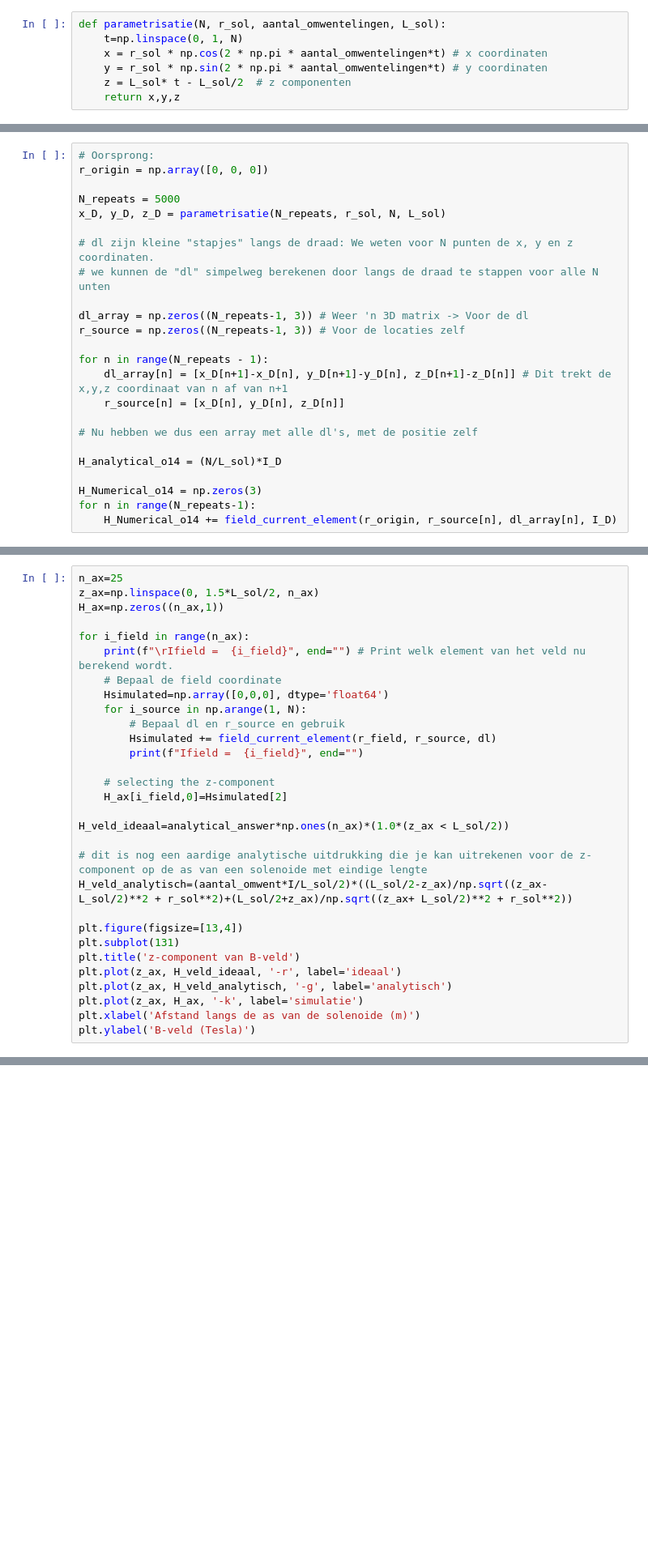
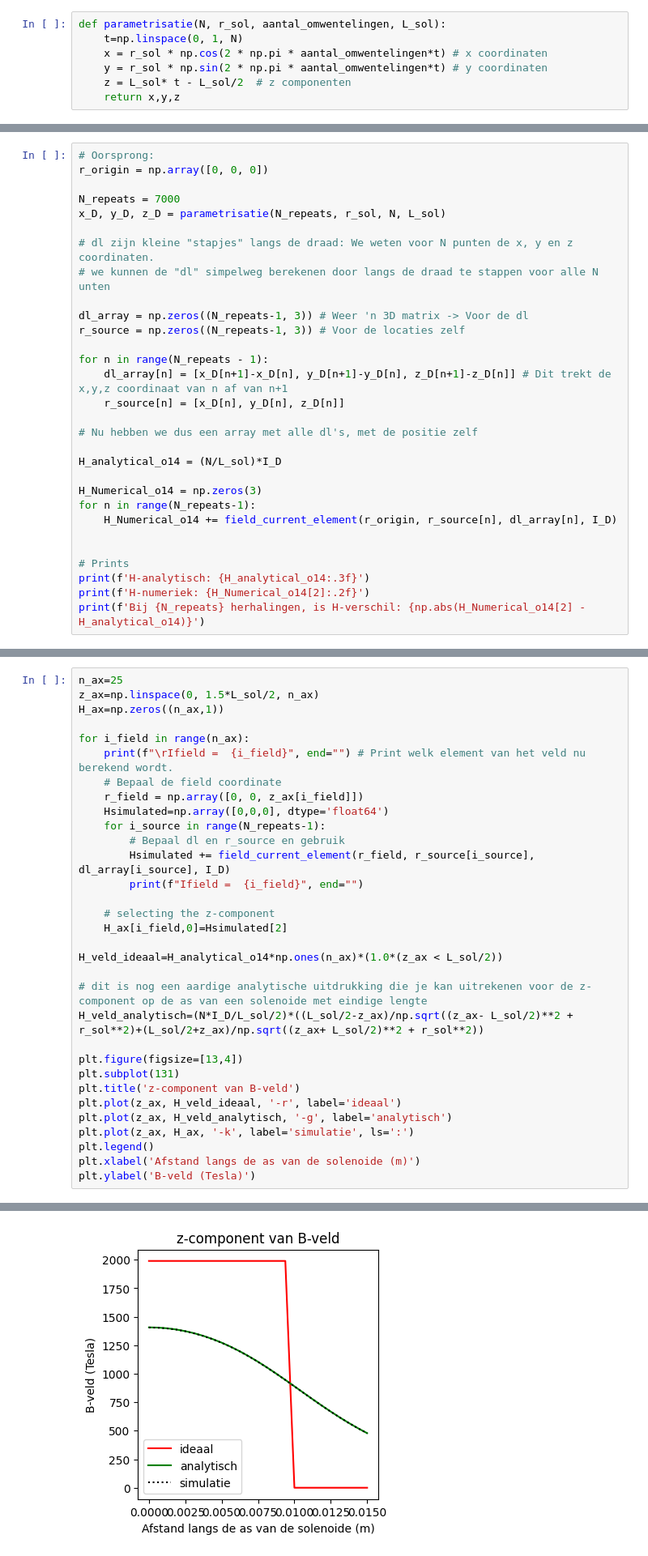
Before and after one commit to Damien025/DEF-Design-Damien, a Jupyter notebook: DigitaleOntwerpopdrachten/2KrachtactuatorOpdracht/KrachtactuatorOpdracht.ipynb, the cells around one changed output, grey strips where cells are left out. Shown at 81% size. Drawn from its saved outputs; the diff is of its cells as text; blank space fills up the shorter version.

```diff
--- a/DigitaleOntwerpopdrachten/2KrachtactuatorOpdracht/KrachtactuatorOpdracht.ipynb
+++ b/DigitaleOntwerpopdrachten/2KrachtactuatorOpdracht/KrachtactuatorOpdracht.ipynb
@@ -485,7 +485,7 @@ Bereken het veld in het midden van de solenoide en vergelijk het met het analyti
 # Oorsprong:
 r_origin = np.array([0, 0, 0])
 
-N_repeats = 5000
+N_repeats = 7000
 x_D, y_D, z_D = parametrisatie(N_repeats, r_sol, N, L_sol)
 
 # dl zijn kleine "stapjes" langs de draad: We weten voor N punten de x, y en z coordinaten.
@@ -505,3 +505,9 @@ H_analytical_o14 = (N/L_sol)*I_D
 H_Numerical_o14 = np.zeros(3)
 for n in range(N_repeats-1):
     H_Numerical_o14 += field_current_element(r_origin, r_source[n], dl_array[n], I_D)
+
+
+# Prints
+print(f'H-analytisch: {H_analytical_o14:.3f}')
+print(f'H-numeriek: {H_Numerical_o14[2]:.2f}')
+print(f'Bij {N_repeats} herhalingen, is H-verschil: {np.abs(H_Numerical_o14[2] - H_analytical_o14)}')
@@ -520,26 +530,28 @@ H_ax=np.zeros((n_ax,1))
 for i_field in range(n_ax):
     print(f"\rIfield =  {i_field}", end="") # Print welk element van het veld nu berekend wordt.
     # Bepaal de field coordinate
+    r_field = np.array([0, 0, z_ax[i_field]])
     Hsimulated=np.array([0,0,0], dtype='float64')
-    for i_source in np.arange(1, N):
+    for i_source in range(N_repeats-1):
         # Bepaal dl en r_source en gebruik
-        Hsimulated += field_current_element(r_field, r_source, dl)
+        Hsimulated += field_current_element(r_field, r_source[i_source], dl_array[i_source], I_D)
         print(f"Ifield =  {i_field}", end="")
 
     # selecting the z-component
     H_ax[i_field,0]=Hsimulated[2]
 
-H_veld_ideaal=analytical_answer*np.ones(n_ax)*(1.0*(z_ax < L_sol/2))
+H_veld_ideaal=H_analytical_o14*np.ones(n_ax)*(1.0*(z_ax < L_sol/2))
 
 # dit is nog een aardige analytische uitdrukking die je kan uitrekenen voor de z-component op de as van een solenoide met eindige lengte
-H_veld_analytisch=(aantal_omwent*I/L_sol/2)*((L_sol/2-z_ax)/np.sqrt((z_ax- L_sol/2)**2 + r_sol**2)+(L_sol/2+z_ax)/np.sqrt((z_ax+ L_sol/2)**2 + r_sol**2))
+H_veld_analytisch=(N*I_D/L_sol/2)*((L_sol/2-z_ax)/np.sqrt((z_ax- L_sol/2)**2 + r_sol**2)+(L_sol/2+z_ax)/np.sqrt((z_ax+ L_sol/2)**2 + r_sol**2))
 
 plt.figure(figsize=[13,4])
 plt.subplot(131)
 plt.title('z-component van B-veld')
 plt.plot(z_ax, H_veld_ideaal, '-r', label='ideaal')
 plt.plot(z_ax, H_veld_analytisch, '-g', label='analytisch')
-plt.plot(z_ax, H_ax, '-k', label='simulatie')
+plt.plot(z_ax, H_ax, '-k', label='simulatie', ls=':')
+plt.legend()
 plt.xlabel('Afstand langs de as van de solenoide (m)')
 plt.ylabel('B-veld (Tesla)')
 # %% [output]
@@ -547,3 +560,4 @@ NameError: name 'L_sol' is not defined
+[figure, added]
 # %% [markdown]
 We gaan de solenoide nu gebruiken voor onze krachtactuator. Daarvoor gaan we opnieuw de energie in het magnetisch veld berekenen, maar nu met het numerieke resultaat voor een eindige lengte solenoide. We gaan hier nu een aantal aannames maken:
 * We nemen aan het veld alleen een $z$-component heeft en niet afhangt van de afstand tot de solenoide as
```
Also changed, not shown: parts of 9 cells of this notebook.
